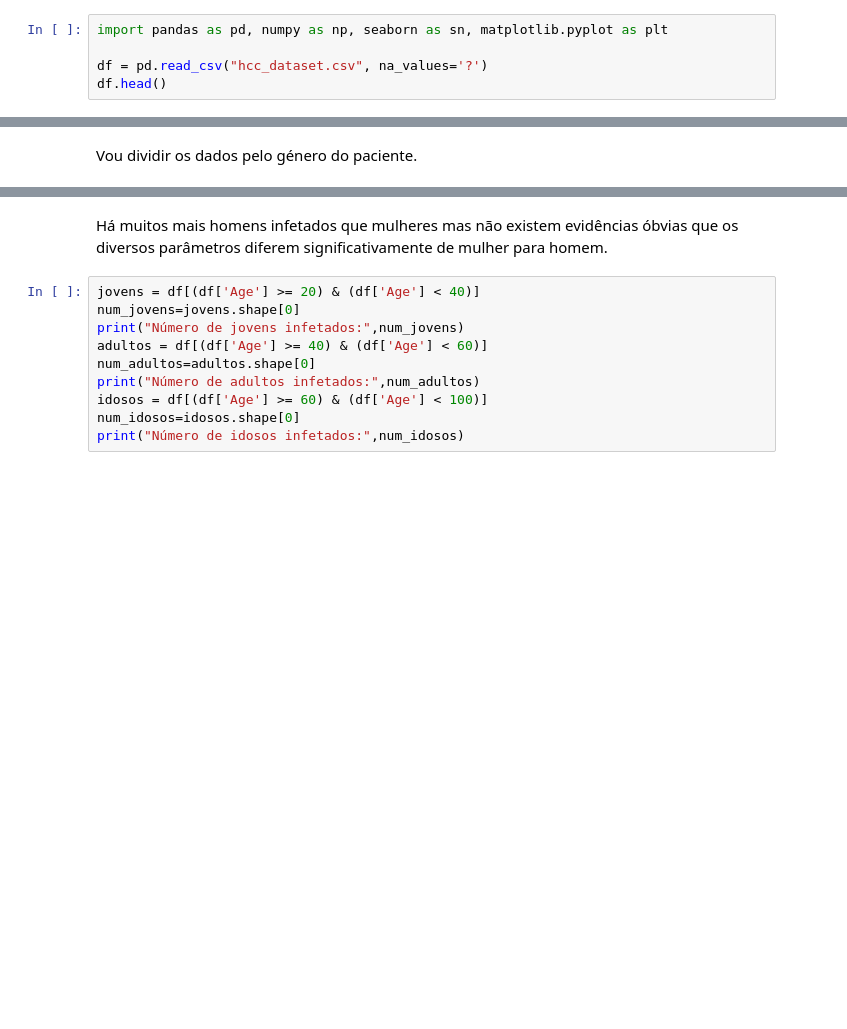
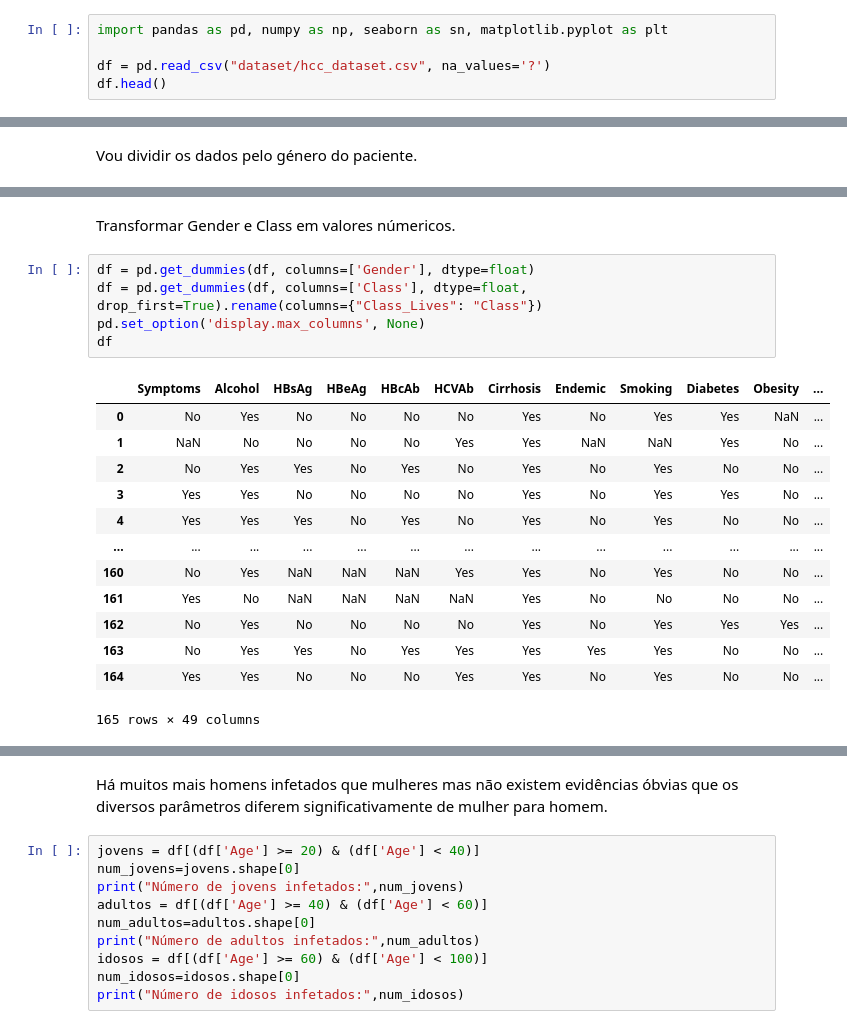
Before and after one commit to abrunhosa16/data_science_project_eicd, a Jupyter notebook: main.ipynb, the cells around one changed output, grey strips where cells are left out. Cells and saved outputs as stored; diff of their text form; blank space fills up the shorter version.

```diff
--- a/main.ipynb
+++ b/main.ipynb
@@ -1,6 +1,6 @@
 # %%
 import pandas as pd, numpy as np, seaborn as sn, matplotlib.pyplot as plt
 
-df = pd.read_csv("hcc_dataset.csv", na_values='?')
+df = pd.read_csv("dataset/hcc_dataset.csv", na_values='?')
 df.head()
 # %% [output]
@@ -122,0 +127,21 @@ Número de mulheres infetadas: 32
+# %% [markdown]
+Transformar Gender e Class em valores númericos.
+# %%
+df = pd.get_dummies(df, columns=['Gender'], dtype=float)
+df = pd.get_dummies(df, columns=['Class'], dtype=float, drop_first=True).rename(columns={"Class_Lives": "Class"})
+pd.set_option('display.max_columns', None)
+df
+# %% [output]
+|  | Symptoms | Alcohol | HBsAg | HBeAg | HBcAb | HCVAb | Cirrhosis | Endemic | Smoking | Diabetes | Obesity | ... |
+| 0 | No | Yes | No | No | No | No | Yes | No | Yes | Yes | NaN | ... |
+| 1 | NaN | No | No | No | No | Yes | Yes | NaN | NaN | Yes | No | ... |
+| 2 | No | Yes | Yes | No | Yes | No | Yes | No | Yes | No | No | ... |
+| 3 | Yes | Yes | No | No | No | No | Yes | No | Yes | Yes | No | ... |
+| 4 | Yes | Yes | Yes | No | Yes | No | Yes | No | Yes | No | No | ... |
+| ... | ... | ... | ... | ... | ... | ... | ... | ... | ... | ... | ... | ... |
+| 160 | No | Yes | NaN | NaN | NaN | Yes | Yes | No | Yes | No | No | ... |
+| 161 | Yes | No | NaN | NaN | NaN | NaN | Yes | No | No | No | No | ... |
+| 162 | No | Yes | No | No | No | No | Yes | No | Yes | Yes | Yes | ... |
+| 163 | No | Yes | Yes | No | Yes | Yes | Yes | Yes | Yes | No | No | ... |
+| 164 | Yes | Yes | No | No | No | Yes | Yes | No | Yes | No | No | ... |
+165 rows × 49 columns
```
Also changed, not shown: parts of 18 cells of this notebook.
